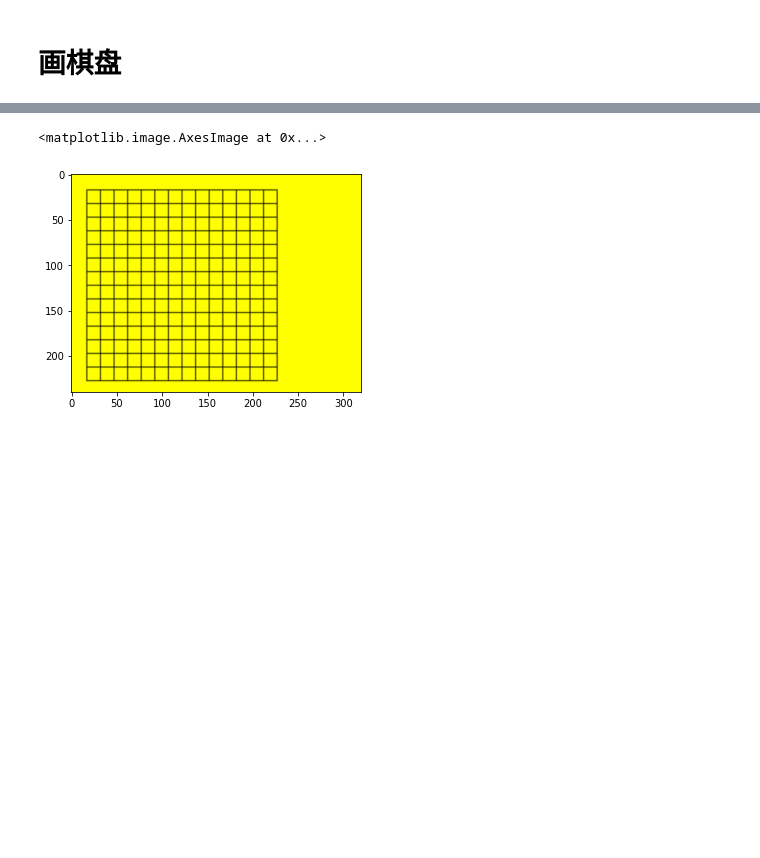
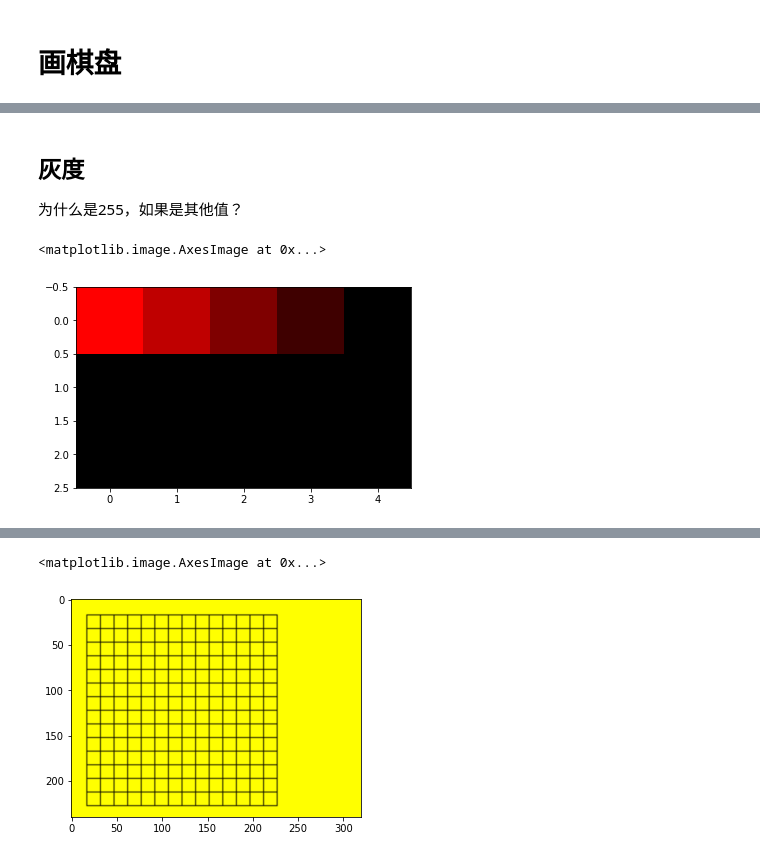
Before and after one commit to NEU-AI/BookComputerVision, a Jupyter notebook: chessboard.ipynb, the cells around one changed output, grey strips where cells are left out. Drawn from its saved outputs; the diff is of its cells as text; code cells hidden in the pictures; blank space fills up the shorter version.

```diff
--- a/chessboard.ipynb
+++ b/chessboard.ipynb
@@ -8,0 +61,10 @@ import cv2
+# %% [markdown]
+## 灰度
+为什么是255，如果是其他值？
+# %%
+bright = np.zeros([3,5,3], dtype=np.uint8)
+bright[0] = [(255,0,0),(191,0,0),(127,0,0),(63,0,0),(0,0,0)]
+plt.imshow(bright)
+# %% [output]
+<matplotlib.image.AxesImage at 0x...>
+[figure, added]
```
Also changed, not shown: parts of 34 cells of this notebook.
